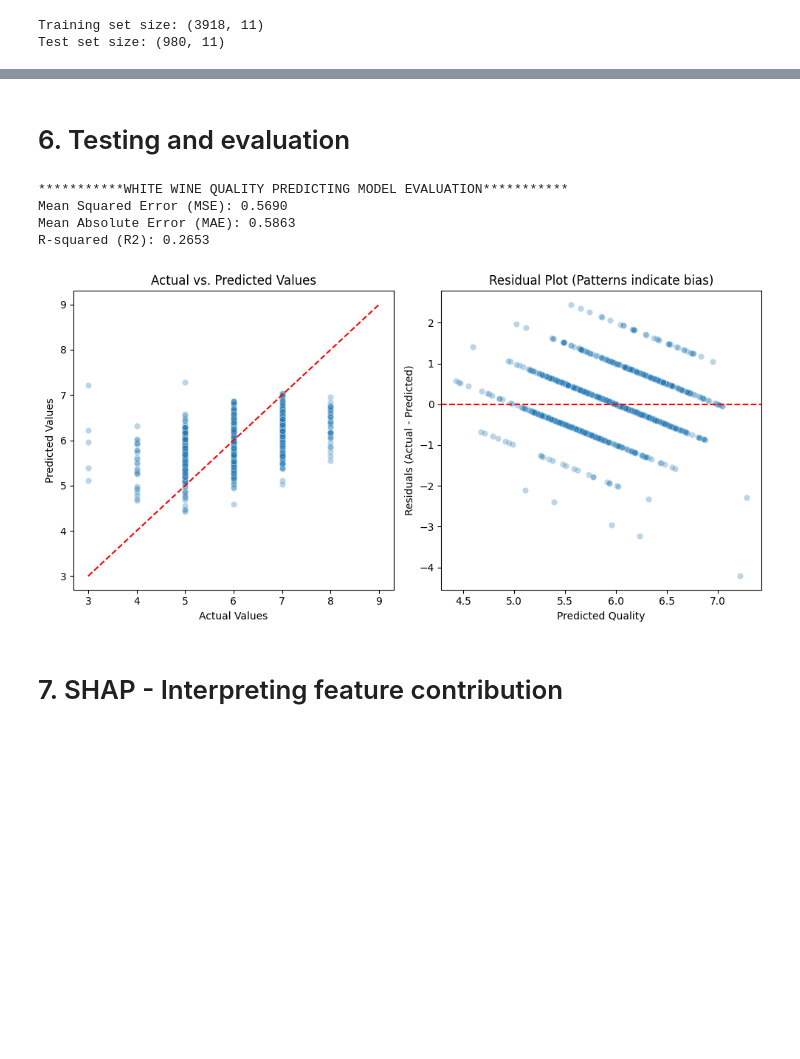
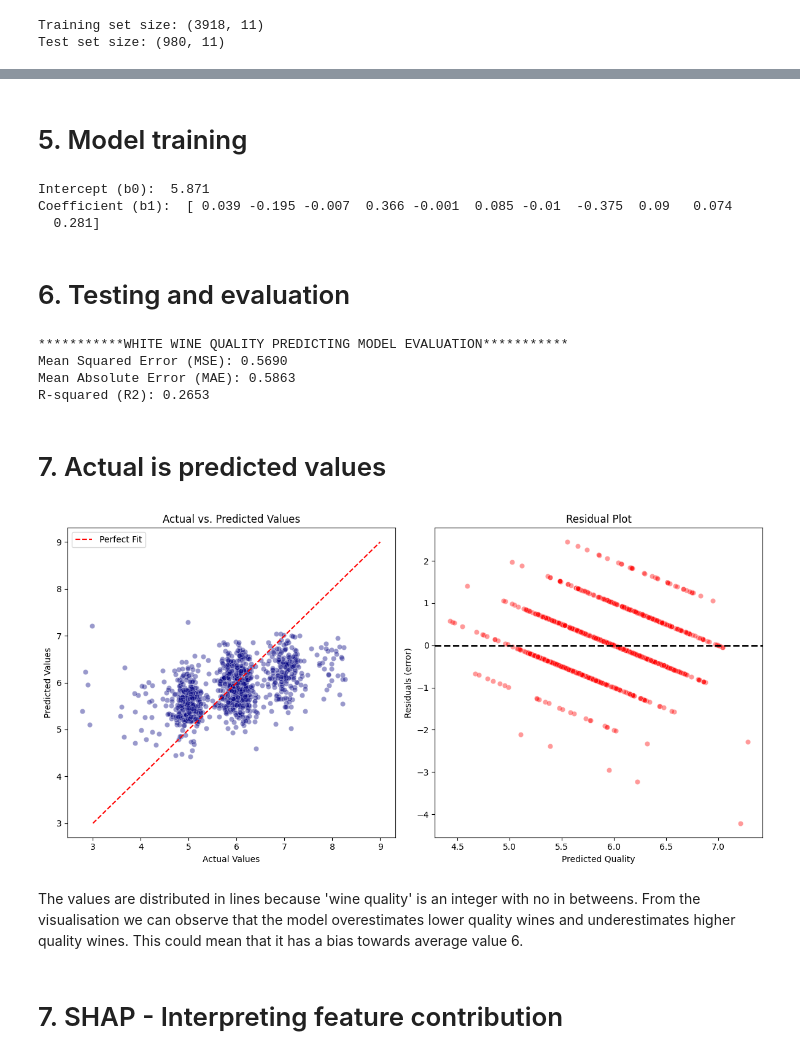
Before and after one commit to Grenki-with-cheese/CN6005_GroupProject_u2213935, a Jupyter notebook: LR_Model.ipynb, the cells around one changed output, grey strips where cells are left out. Saved outputs shown, nothing was run; the diff lists cells and outputs as text; code cells hidden in the pictures; blank space fills up the shorter version.

Commit message:
Adding comments, improving plot readability

```diff
--- a/LR_Model.ipynb
+++ b/LR_Model.ipynb
@@ -128,46 +117,67 @@ Coefficient (b1):  [ 0.039 -0.195 -0.007  0.366 -0.001  0.085 -0.01  -0.375  0.0
+# %% [markdown]
+# 5. Model training
+# %%
+#creating an instance of LR
+model=LinearRegression()
+#training the model
+model.fit(X_scaled_train,Y_train)
+print("Intercept (b0): ", round(model.intercept_,3))
+print("Coefficient (b1): ", np.round(model.coef_,3))
+# %% [output]
+Intercept (b0):  5.871
+Coefficient (b1):  [ 0.039 -0.195 -0.007  0.366 -0.001  0.085 -0.01  -0.375  0.09   0.074
+  0.281]
 # %% [markdown]
 # 6. Testing and evaluation
+# %%
+#testing
+y_prediction=model.predict(X_scaled_test)
+
+#evaluation of the moddel
+mse = mean_squared_error(Y_test, y_prediction)
+mae = mean_absolute_error(Y_test, y_prediction)
+r2 = r2_score(Y_test, y_prediction)
+
+print("***********WHITE WINE QUALITY PREDICTING MODEL EVALUATION***********")
+print(f"Mean Squared Error (MSE): {mse:.4f}")
+print(f"Mean Absolute Error (MAE): {mae:.4f}")
+print(f"R-squared (R2): {r2:.4f}")
+# %% [output]
+***********WHITE WINE QUALITY PREDICTING MODEL EVALUATION***********
+Mean Squared Error (MSE): 0.5690
+Mean Absolute Error (MAE): 0.5863
+R-squared (R2): 0.2653
+# %% [markdown]
+# 7. Actual is predicted values
 # %%
-#testing
-y_prediction=model.predict(X_scaled_test)
-
-#evaluation of the moddel
-mse = mean_squared_error(Y_test, y_prediction)
-mae = mean_absolute_error(Y_test, y_prediction)
-r2 = r2_score(Y_test, y_prediction)
-
-print("***********WHITE WINE QUALITY PREDICTING MODEL EVALUATION***********")
-print(f"Mean Squared Error (MSE): {mse:.4f}")
-print(f"Mean Absolute Error (MAE): {mae:.4f}")
-print(f"R-squared (R2): {r2:.4f}")
-
 #visualising residuals
-plt.figure(figsize=(10, 5))
+plt.figure(figsize=(12, 6))
 
 plt.subplot(1,2,1)
-sns.scatterplot(x=Y_test, y=y_prediction, alpha=0.3)
-plt.plot([3,9], [3,9], color='red', linestyle='--')
+jittered_actuals = Y_test + np.random.normal(0, 0.2, len(Y_test))
+
+sns.scatterplot(x=jittered_actuals, y=y_prediction, alpha=0.4, color='navy')
+plt.plot([3,9], [3,9], color='red', linestyle='--', label='Perfect Fit')
 plt.title('Actual vs. Predicted Values')
 plt.xlabel('Actual Values')
 plt.ylabel('Predicted Values')
+plt.legend()
 
 # Subplot 2: Residuals (Errors)
 residuals = Y_test - y_prediction
-plt.subplot(1, 2, 2)
-sns.scatterplot(x=y_prediction, y=residuals, alpha=0.3)
-plt.axhline(y=0, color='red', linestyle='--')
-plt.title("Residual Plot (Patterns indicate bias)")
+plt.subplot(1,2,2)
+sns.scatterplot(x=y_prediction, y=residuals, alpha=0.4, color='red')
+plt.axhline(y=0, color='black', linestyle='--', linewidth=2)
+plt.title("Residual Plot")
 plt.xlabel("Predicted Quality")
-plt.ylabel("Residuals (Actual - Predicted)")
+plt.ylabel("Residuals (error)")
 
 plt.tight_layout()
 plt.show()
 # %% [output]
-***********WHITE WINE QUALITY PREDICTING MODEL EVALUATION***********
-Mean Squared Error (MSE): 0.5690
-Mean Absolute Error (MAE): 0.5863
-R-squared (R2): 0.2653
-[figure, old version]
+[figure, new version]
+# %% [markdown]
+The values are distributed in lines because 'wine quality' is an integer with no in betweens. From the visualisation we can observe that the model overestimates lower quality wines and underestimates higher quality wines. This could mean that it has a bias towards average value 6.
 # %% [markdown]
 # 7. SHAP - Interpreting feature contribution
 # %%
```
Also changed, not shown: parts of 12 cells of this notebook.
